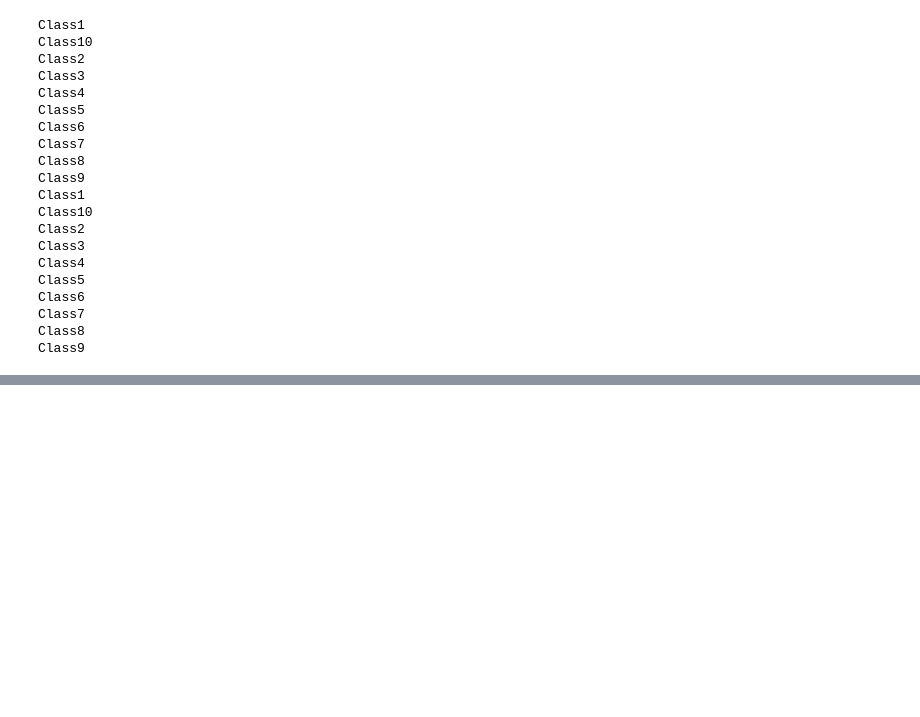
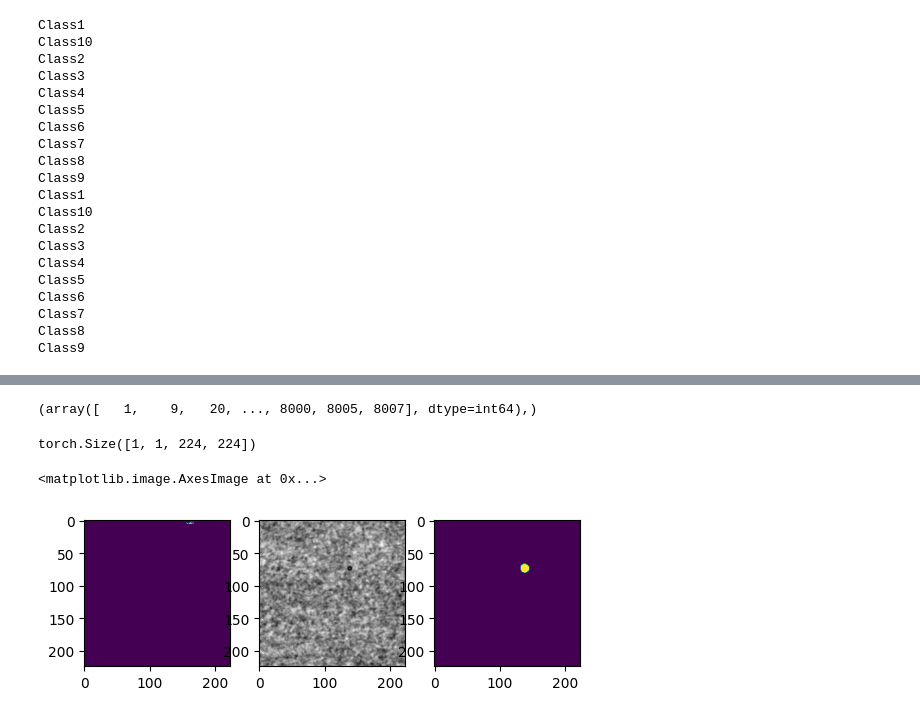
Before and after one commit to ictseoyoungmin/Dacon_hansol, a Jupyter notebook: curr_lab.ipynb, the cells around one changed output, grey strips where cells are left out. Drawn from its saved outputs; the diff is of its cells as text; code cells hidden in the pictures; blank space fills up the shorter version.

```diff
--- a/curr_lab.ipynb
+++ b/curr_lab.ipynb
@@ -528,0 +553,32 @@ except KeyboardInterrupt:
+# %%
+
+test_dataset = DAGM(test_df,transforms.Resize((CFG['IMG_SIZE'],CFG['IMG_SIZE'])))
+# %%
+np.where(test_df.is_defective != 0.)
+# %% [output]
+(array([   1,    9,   20, ..., 8000, 8005, 8007], dtype=int64),)
+# %%
+idx = 8005
+img = test_dataset.__getitem__(idx)[0].unsqueeze(0)
+label = test_dataset.__getitem__(idx)[1].numpy()
+# %%
+sample = transforms.Resize((224,224))(torch.FloatTensor(cv2.imread(r'F:\datasets\dacon\hansol\train\0\0.png',cv2.IMREAD_GRAYSCALE)/255.).unsqueeze(0).to(device)).unsqueeze(0)
+# %%
+sample.shape
+# %% [output]
+torch.Size([1, 1, 224, 224])
+# %%
+re = net(sample)
+# re = net(img.to(device))
+# %%
+import matplotlib.pyplot as plt
+
+plt.subplot(131)
+plt.imshow(torch.argmax(re,1).squeeze(0).cpu().numpy())
+plt.subplot(132)
+plt.imshow(img.squeeze(0).squeeze(0).numpy(),'gray')
+plt.subplot(133)
+plt.imshow(label)
+# %% [output]
+<matplotlib.image.AxesImage at 0x...>
+[figure, added]
```
Also changed, not shown: parts of 20 cells of this notebook, 4 other files.
